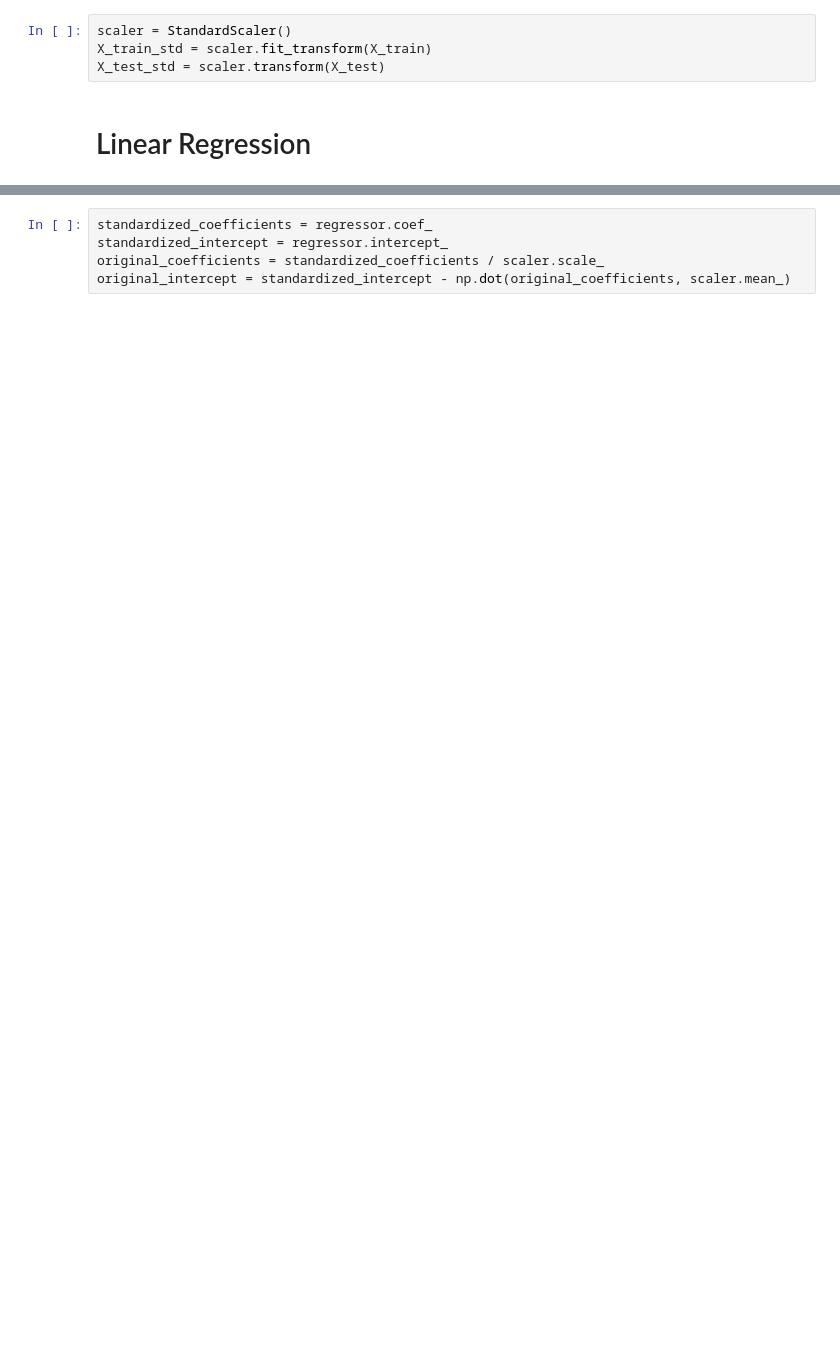
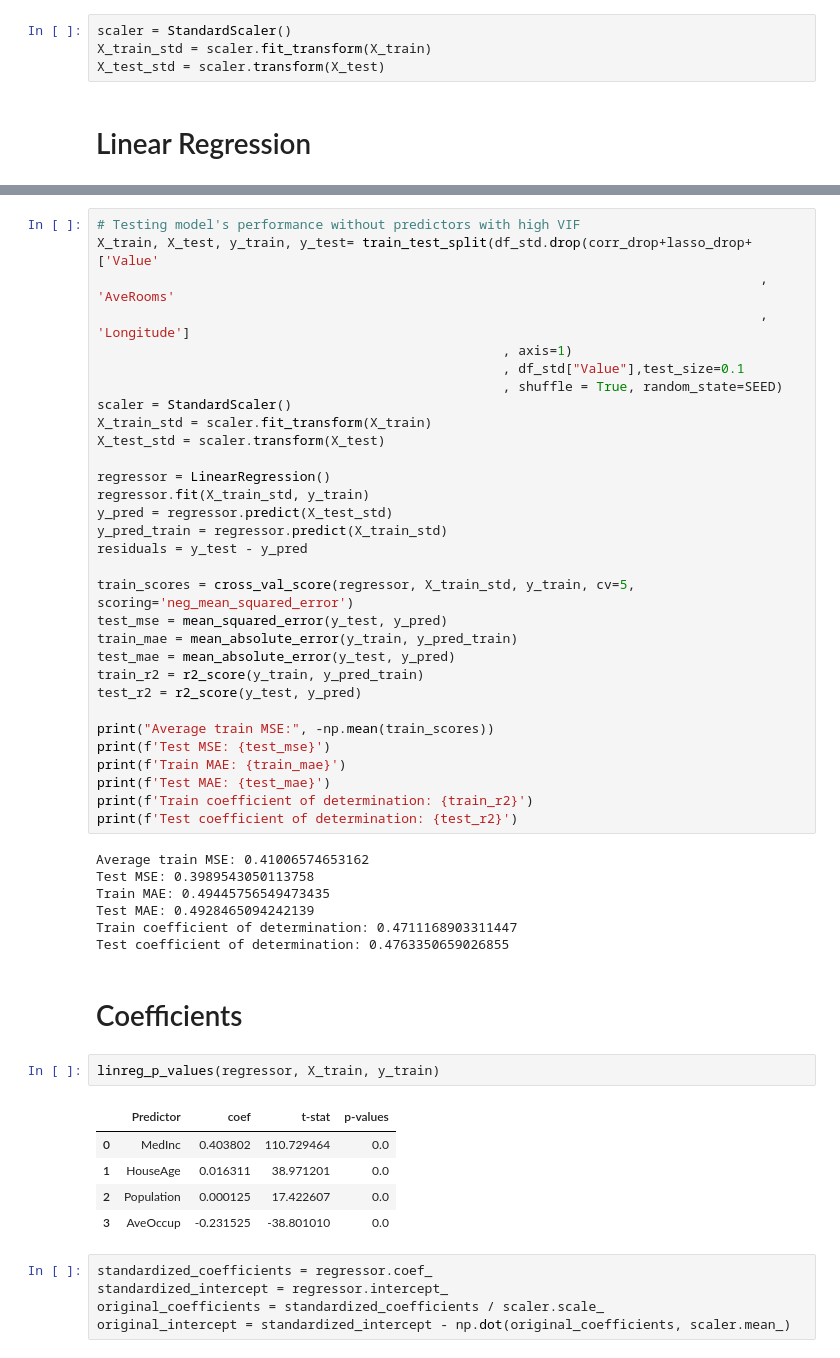
Before and after one commit to SerjWeesp/ml-python, a Jupyter notebook: linear_regression_california_housing_draft.ipynb, the cells around one changed output, grey strips where cells are left out. Cells and saved outputs as stored; diff of their text form; blank space fills up the shorter version.

```diff
--- a/linear_regression_california_housing_draft.ipynb
+++ b/linear_regression_california_housing_draft.ipynb
@@ -348,3 +489,51 @@ print(vif_data)
+# %%
+# Testing model's performance without predictors with high VIF
+X_train, X_test, y_train, y_test= train_test_split(df_std.drop(corr_drop+lasso_drop+['Value'
+                                                                                     , 'AveRooms'
+                                                                                     , 'Longitude']
+                                                    , axis=1)
+                                                    , df_std["Value"],test_size=0.1
+                                                    , shuffle = True, random_state=SEED)
+scaler = StandardScaler()
+X_train_std = scaler.fit_transform(X_train)
+X_test_std = scaler.transform(X_test)
+
+regressor = LinearRegression()
+regressor.fit(X_train_std, y_train)
+y_pred = regressor.predict(X_test_std)
+y_pred_train = regressor.predict(X_train_std)
+residuals = y_test - y_pred
+
+train_scores = cross_val_score(regressor, X_train_std, y_train, cv=5, scoring='neg_mean_squared_error')
+test_mse = mean_squared_error(y_test, y_pred)
+train_mae = mean_absolute_error(y_train, y_pred_train)
+test_mae = mean_absolute_error(y_test, y_pred)
+train_r2 = r2_score(y_train, y_pred_train)
+test_r2 = r2_score(y_test, y_pred)
+
+print("Average train MSE:", -np.mean(train_scores))
+print(f'Test MSE: {test_mse}')
+print(f'Train MAE: {train_mae}')
+print(f'Test MAE: {test_mae}')
+print(f'Train coefficient of determination: {train_r2}')
+print(f'Test coefficient of determination: {test_r2}')
+# %% [output]
+Average train MSE: 0.41006574653162
+Test MSE: 0.3989543050113758
+Train MAE: 0.49445756549473435
+Test MAE: 0.4928465094242139
+Train coefficient of determination: 0.4711168903311447
+Test coefficient of determination: 0.4763350659026855
+# %% [markdown]
+# Coefficients
+# %%
+linreg_p_values(regressor, X_train, y_train)
+# %% [output]
+|  | Predictor | coef | t-stat | p-values |
+| 0 | MedInc | 0.403802 | 110.729464 | 0.0 |
+| 1 | HouseAge | 0.016311 | 38.971201 | 0.0 |
+| 2 | Population | 0.000125 | 17.422607 | 0.0 |
+| 3 | AveOccup | -0.231525 | -38.801010 | 0.0 |
 # %%
 standardized_coefficients = regressor.coef_
 standardized_intercept = regressor.intercept_
```
Also changed, not shown: parts of 32 cells of this notebook, 1 other file.
